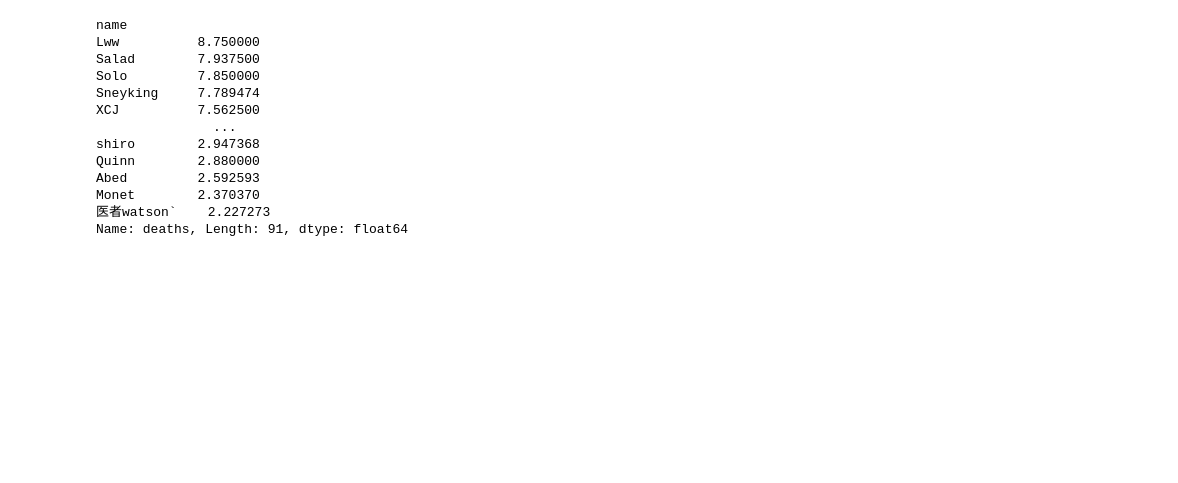
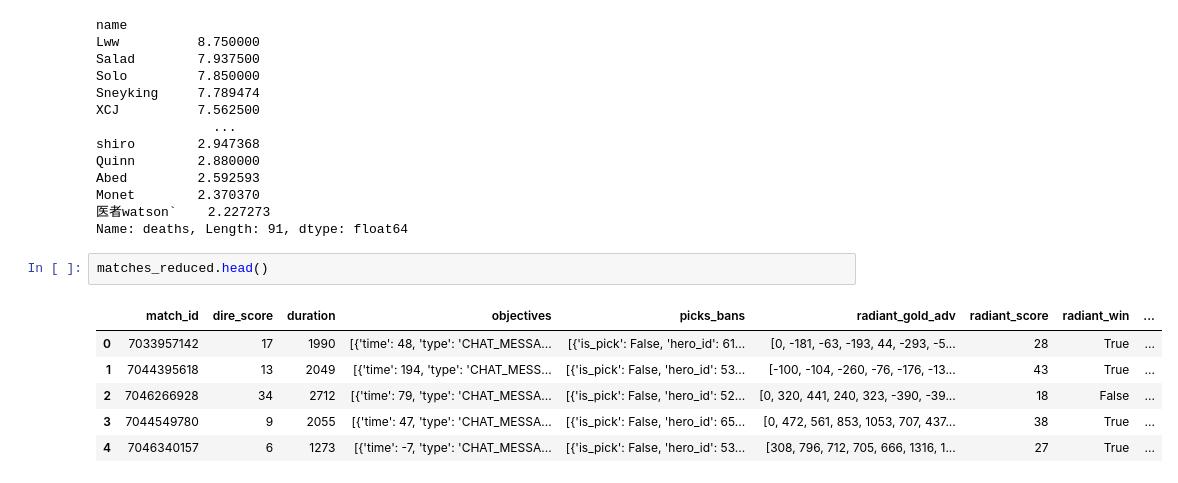
Before and after one commit to oiduh/dotascience, a Jupyter notebook: Data_Exploration.ipynb, the cells around one changed output. Drawn from its saved outputs; the diff is of its cells as text; blank space fills up the shorter version.

```diff
--- a/Data_Exploration.ipynb
+++ b/Data_Exploration.ipynb
@@ -787,3 +727,12 @@ Abed         2.592593
 Monet        2.370370
 医者watson`    2.227273
 Name: deaths, Length: 91, dtype: float64
+# %%
+matches_reduced.head()
+# %% [output]
+|  | match_id | dire_score | duration | objectives | picks_bans | radiant_gold_adv | radiant_score | radiant_win | ... |
+| 0 | 7033957142 | 17 | 1990 | [{'time': 48, 'type': 'CHAT_MESSA... | [{'is_pick': False, 'hero_id': 61... | [0, -181, -63, -193, 44, -293, -5... | 28 | True | ... |
+| 1 | 7044395618 | 13 | 2049 | [{'time': 194, 'type': 'CHAT_MESS... | [{'is_pick': False, 'hero_id': 53... | [-100, -104, -260, -76, -176, -13... | 43 | True | ... |
+| 2 | 7046266928 | 34 | 2712 | [{'time': 79, 'type': 'CHAT_MESSA... | [{'is_pick': False, 'hero_id': 52... | [0, 320, 441, 240, 323, -390, -39... | 18 | False | ... |
+| 3 | 7044549780 | 9 | 2055 | [{'time': 47, 'type': 'CHAT_MESSA... | [{'is_pick': False, 'hero_id': 65... | [0, 472, 561, 853, 1053, 707, 437... | 38 | True | ... |
+| 4 | 7046340157 | 6 | 1273 | [{'time': -7, 'type': 'CHAT_MESSA... | [{'is_pick': False, 'hero_id': 53... | [308, 796, 712, 705, 666, 1316, 1... | 27 | True | ... |
```
Also changed, not shown: parts of 8 cells of this notebook.
